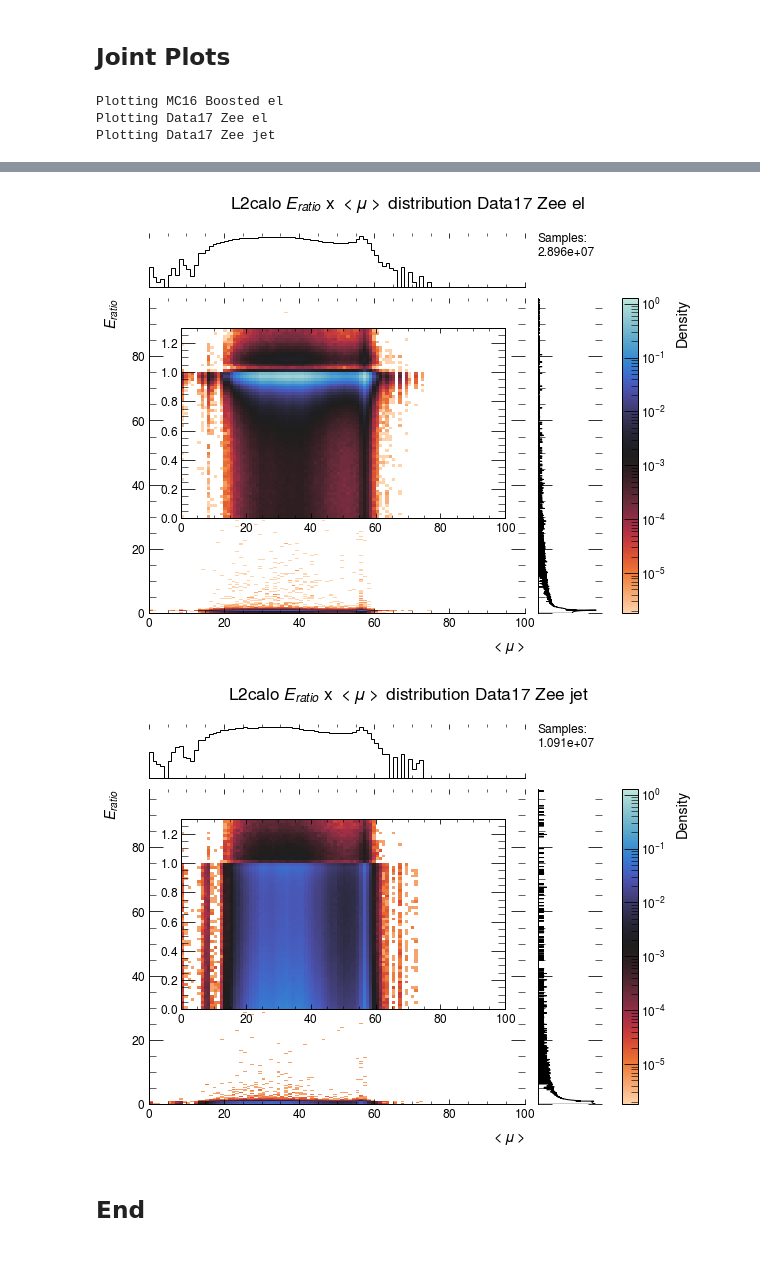
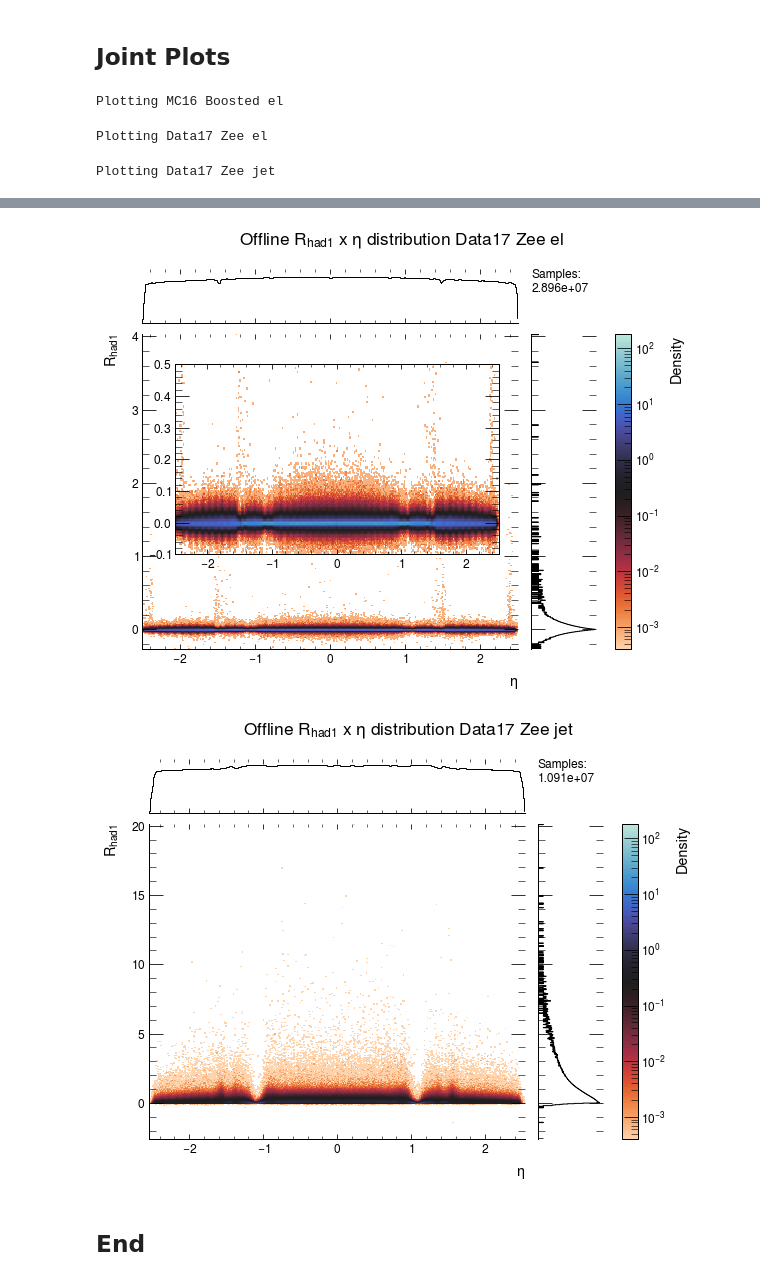
Before and after one commit to lucasbanunes/ringer, a Jupyter notebook: plots.ipynb, the cells around one changed output, grey strips where cells are left out. Cells and saved outputs as stored; diff of their text form; code cells hidden in the pictures.

Commit message:
Added plots config for offline shower shapes to plots.ipynb.

```diff
--- a/plots.ipynb
+++ b/plots.ipynb
@@ -347,7 +347,7 @@ def get_hist2d_log_norms(data, x, y, var_bins, var_ranges, step):
 # %%
 plot_cols = list()
 plot_logger = get_logger('plot_log', file=False)
-step = 'l2calo'
+step = 'offline'
 basepath = os.path.join('..', '..')
 output_dir = os.path.join(basepath, 'analysis', 'vars_distributions')
 if not os.path.exists(output_dir):
@@ -358,7 +358,7 @@ collision_path = os.path.join(datapath, 'ided_data17_13TeV.AllPeriods.sgn.probes
 #                              'ided_data17_13TeV.AllPeriods.sgn.probes_lhvloose_EGAM1.bkg.vprobes_vlhvloose_EGAM7.GRL_v97.25bins.parquet_et4_eta4.parquet')
 boosted_path = os.path.join(datapath, 'ided_mc16_13TeV.302236_309995_341330.sgn.boosted_probes.WZ_llqq_plus_radion_ZZ_llqq_plus_ggH3000.merge.25bins.v2.parquet')
 
-load_cols = VAR_INFOS.loc[(VAR_INFOS['type'] == 'shower_shape') & (~VAR_INFOS[step].isnull()), step].to_list()
+load_cols = VAR_INFOS.loc[(VAR_INFOS['type'] == 'shower_shape') & (VAR_INFOS['l2calo'].isnull()), step].to_list()
 load_cols += VAR_INFOS.loc[VAR_INFOS['name'].isin(['et', 'eta', 'mu']), step].to_list()
 et_info = get_var_info('et')
 # load_cols += VAR_INFOS.loc[VAR_INFOS['name'].isin(['ehad1', 'e2tsts1']), 'l2calo'].to_list()
@@ -522,0 +517,4 @@ l2calo_eratio_data_driven3_range_log_scale_hist1d.png
+# %%
+data_name = 'Data17 Zee el'
+var_hist_df = get_hist_df(*hist[data_name])
+var_hist_df
@@ -561,9 +573,13 @@ base_ranges = {
     'eta': None,
     'et': None,
     'dr': None,
-    'mu': (0,100)
+    'mu': (0,100),
+    'rphi': (-10, 40),
+    'rhad': (-2,30),
+    'rhad1': None
 }
 var_ranges = {key: base_ranges.copy() for key in data.keys()}
+var_ranges['MC16 Boosted el']['rphi'] = (0,1)
 base_bins = {
     'f3': 1000,
     'weta2': 500,
@@ -574,29 +590,33 @@ base_bins = {
     'eta': 500,
     'et': 500,
     'dr': 500,
-    'mu': 100
+    'mu': 100,
+    'rphi': 5000,
+    'rhad': 1000,
+    'rhad1': 1000
 }
 var_bins = {key: base_bins.copy() for key in data.keys()}
 var_bins['MC16 Boosted el']['f1'] = 200
 var_bins['MC16 Boosted el']['f3'] = 2000
 var_bins['MC16 Boosted el']['wstot'] = 1000
+var_bins['MC16 Boosted el']['rhad'] = 5000
+var_bins['MC16 Boosted el']['rhad1'] = 5000
 sub_axes = {
-    'MC16 Boosted el': dict(pos=[0.15, 0.3, 0.5, 0.4],xlim=None,ylim=(0,1.3)),
-    'Data17 Zee el': dict(pos=[0.15, 0.3, 0.5, 0.4],xlim=None,ylim=(0,1.3)),
-    'Data17 Zee jet': dict(pos=[0.15, 0.3, 0.5, 0.4],xlim=None,ylim=(0,1.3))
+    'MC16 Boosted el': dict(pos=[0.15, 0.3, 0.5, 0.4],xlim=None,ylim=(-0.1,0.5)),
+    'Data17 Zee el': dict(pos=[0.15, 0.3, 0.5, 0.4],xlim=None,ylim=(-0.1,0.5)),
+    'Data17 Zee jet': None, #dict(pos=[0.15, 0.3, 0.5, 0.4],xlim=None,ylim=(-0.5,5))
 }
+x='eta'
+y='rhad1'
 to_plot = {
     'MC16 Boosted el': True,
-    'Data17 Zee el': True,
-    'Data17 Zee jet': True
+    'Data17 Zee el': True and x != 'dr',
+    'Data17 Zee jet': True and x != 'dr'
 }
 joint_plot_dir = os.path.join(output_dir, 'joint_plots')
 if not os.path.exists(joint_plot_dir):
     os.makedirs(joint_plot_dir)
 plot_scale='log'
-step = 'l2calo'
-x='mu'
-y='eratio'
 x_info = get_var_info(x)
 y_info = get_var_info(y)
 x_label = x_info['label'] if x!= 'et' else x_info['label'] + ' [GeV]'
@@ -625,5 +645,5 @@ for data_name, data_df in data.items():
     jgrid.figure.savefig(os.path.join(joint_plot_dir, filename), transparent=False, facecolor='white', dpi=72)
 # %% [output]
 Plotting MC16 Boosted el
-Plotting Data17 Zee el
-Plotting Data17 Zee jet
+Plotting Data17 Zee el
+Plotting Data17 Zee jet
@@ -631,5 +651,5 @@ Plotting Data17 Zee jet
-[figure, old version]
+[figure, new version]
-[figure, old version]
+[figure, new version]
 # %% [markdown]
 ## End
 # %%
```
Also changed, not shown: parts of 7 cells of this notebook.
